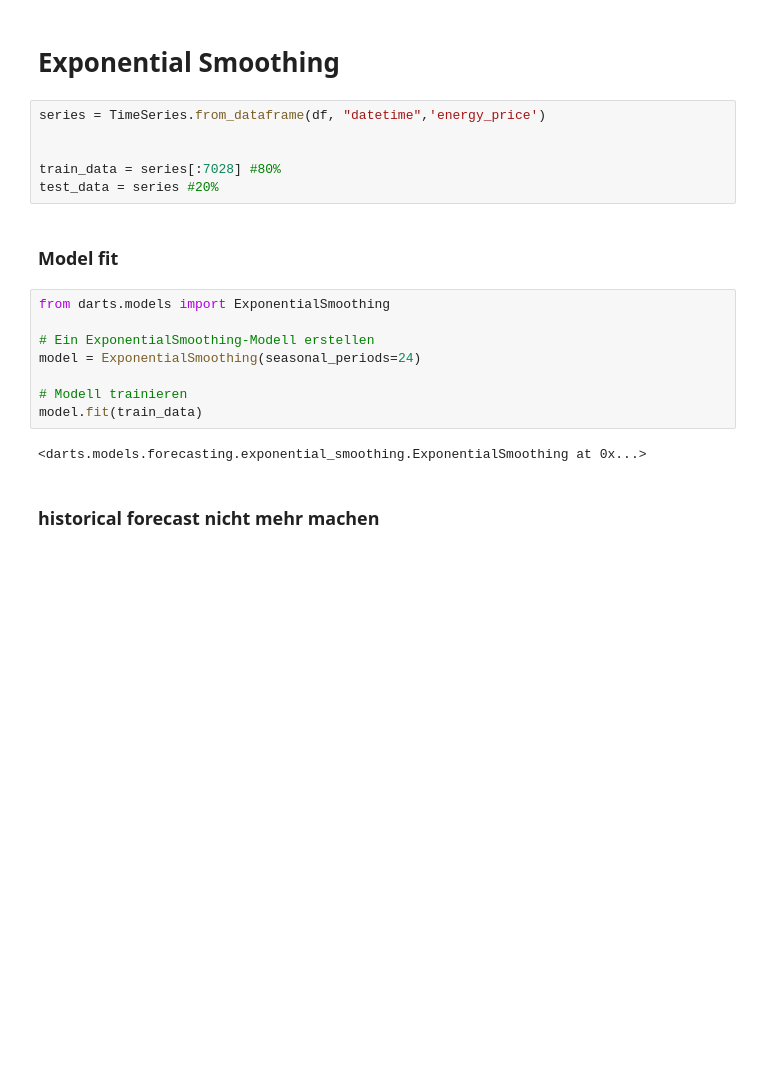
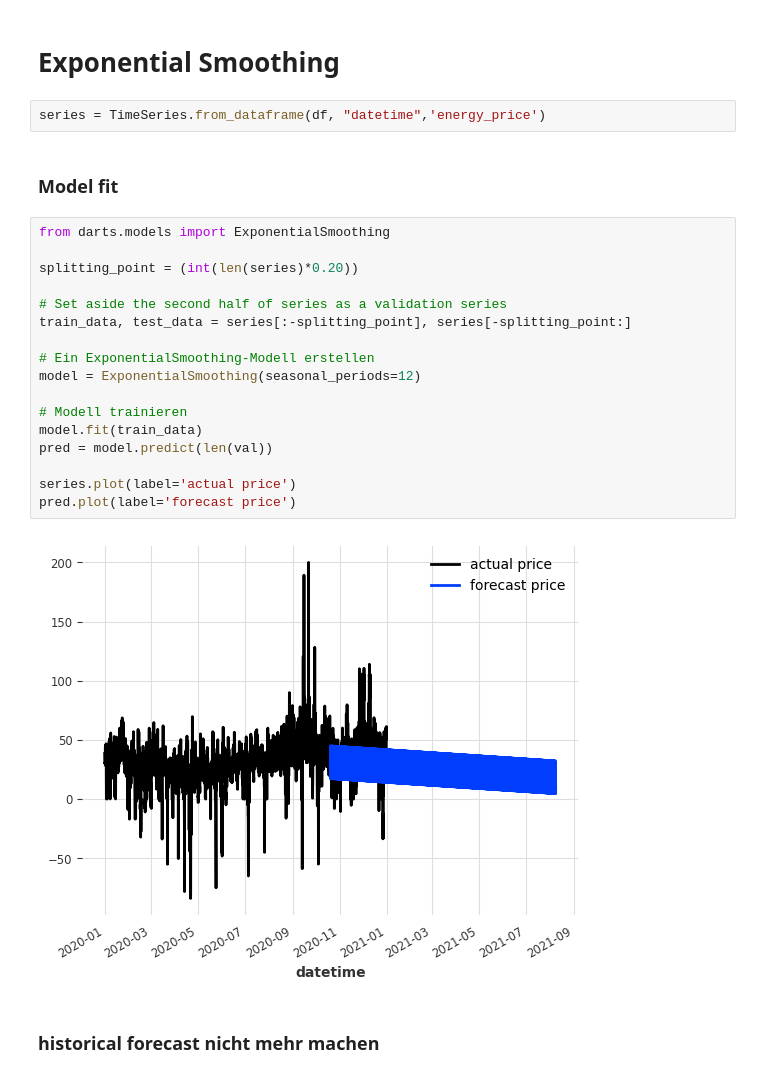
Before and after one commit to M-123-456/team-6-energy-costs, a Jupyter notebook: correlationBekki.ipynb, the cells around one changed output. Cells and saved outputs as stored; diff of their text form; blank space fills up the shorter version.

```diff
--- a/correlationBekki.ipynb
+++ b/correlationBekki.ipynb
@@ -844,22 +844,27 @@ Komplex heißt:
 # Exponential Smoothing
 # %%
 series = TimeSeries.from_dataframe(df, "datetime",'energy_price')
-
-
-train_data = series[:7028] #80%
-test_data = series #20%
 # %% [markdown]
 ### Model fit
 # %%
 from darts.models import ExponentialSmoothing
 
+splitting_point = (int(len(series)*0.20))
+
+# Set aside the second half of series as a validation series
+train_data, test_data = series[:-splitting_point], series[-splitting_point:]
+
 # Ein ExponentialSmoothing-Modell erstellen
-model = ExponentialSmoothing(seasonal_periods=24)
+model = ExponentialSmoothing(seasonal_periods=12)
 
 # Modell trainieren
 model.fit(train_data)
+pred = model.predict(len(val))
+
+series.plot(label='actual price')
+pred.plot(label='forecast price')
 # %% [output]
-<darts.models.forecasting.exponential_smoothing.ExponentialSmoothing at 0x...>
+[figure, added]
 # %% [markdown]
 ### historical forecast nicht mehr machen
 # %%
```
Also changed, not shown: parts of 12 cells of this notebook.
